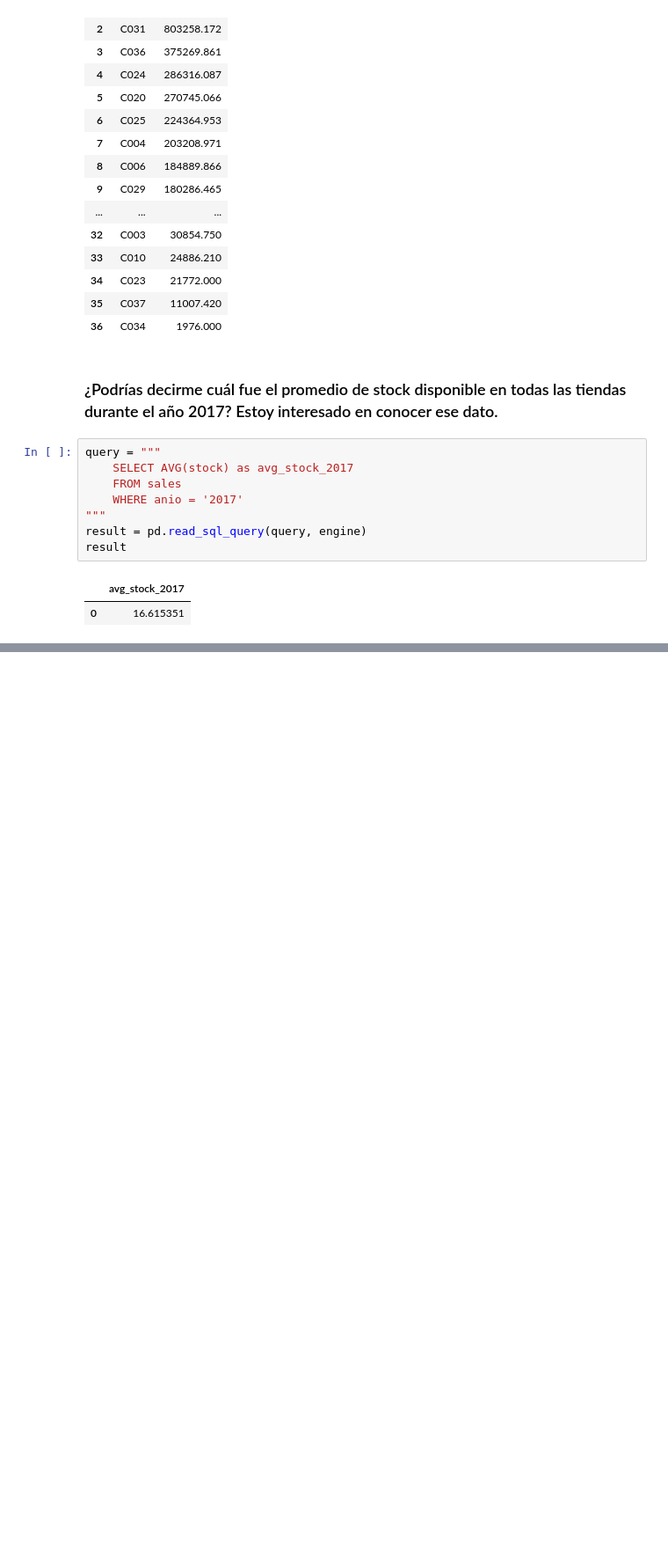
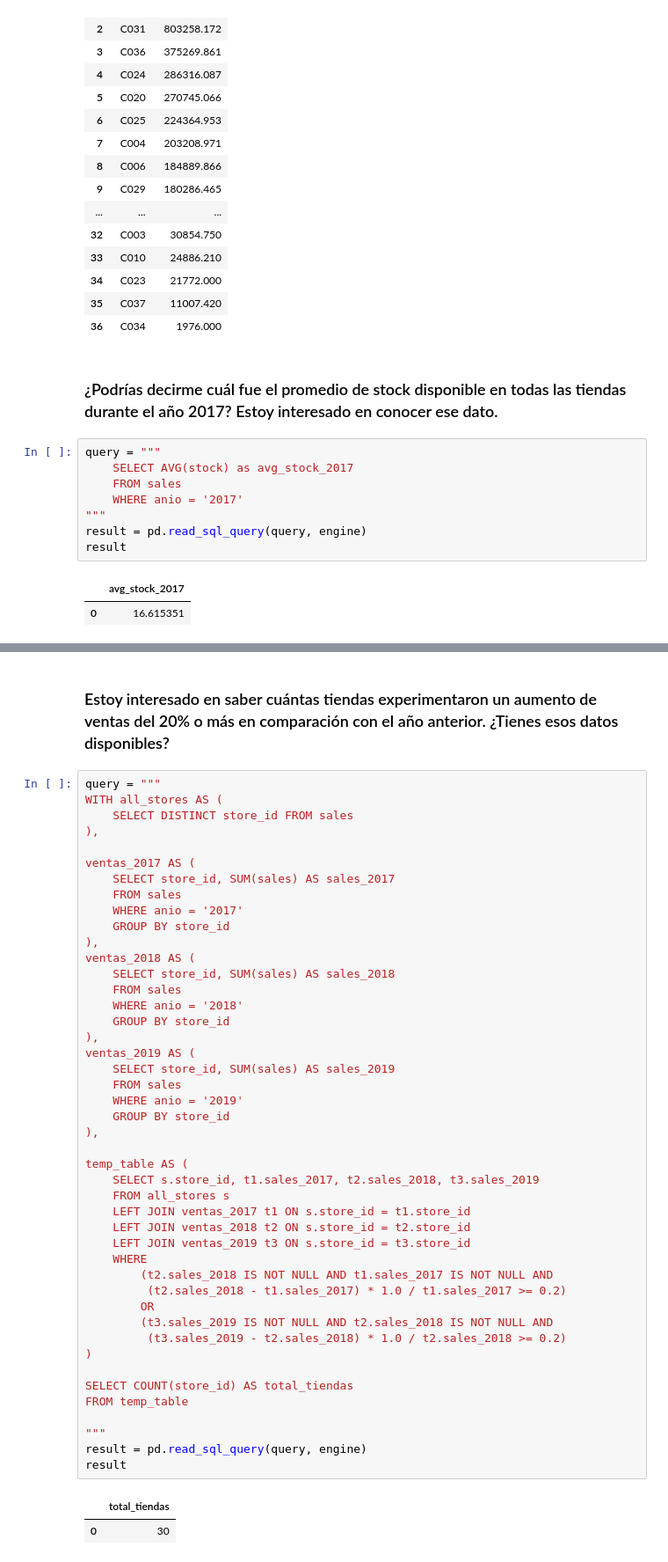
Before and after one commit to andreslunaa/onboarding-sql, a Jupyter notebook: analisis_sqlalchemy.ipynb, the cells around one changed output, grey strips where cells are left out. Shown at 88% size. Saved outputs shown, nothing was run; the diff lists cells and outputs as text; blank space fills up the shorter version.

```diff
--- a/analisis_sqlalchemy.ipynb
+++ b/analisis_sqlalchemy.ipynb
@@ -232,0 +300,50 @@ Me gustaría saber cuál fue el tamaño promedio de las tiendas en cada ciudad d
+# %% [markdown]
+### Estoy interesado en saber cuántas tiendas experimentaron un aumento de ventas del 20% o más en comparación con el año anterior. ¿Tienes esos datos disponibles?
+# %%
+query = """
+WITH all_stores AS (
+    SELECT DISTINCT store_id FROM sales
+),
+
+ventas_2017 AS (
+    SELECT store_id, SUM(sales) AS sales_2017
+    FROM sales
+    WHERE anio = '2017'
+    GROUP BY store_id
+),
+ventas_2018 AS (
+    SELECT store_id, SUM(sales) AS sales_2018
+    FROM sales
+    WHERE anio = '2018'
+    GROUP BY store_id
+),
+ventas_2019 AS (
+    SELECT store_id, SUM(sales) AS sales_2019
+    FROM sales
+    WHERE anio = '2019'
+    GROUP BY store_id
+),
+
+temp_table AS (
+    SELECT s.store_id, t1.sales_2017, t2.sales_2018, t3.sales_2019
+    FROM all_stores s
+    LEFT JOIN ventas_2017 t1 ON s.store_id = t1.store_id
+    LEFT JOIN ventas_2018 t2 ON s.store_id = t2.store_id
+    LEFT JOIN ventas_2019 t3 ON s.store_id = t3.store_id
+    WHERE
+        (t2.sales_2018 IS NOT NULL AND t1.sales_2017 IS NOT NULL AND
+         (t2.sales_2018 - t1.sales_2017) * 1.0 / t1.sales_2017 >= 0.2)
+        OR
+        (t3.sales_2019 IS NOT NULL AND t2.sales_2018 IS NOT NULL AND
+         (t3.sales_2019 - t2.sales_2018) * 1.0 / t2.sales_2018 >= 0.2)
+)
+
+SELECT COUNT(store_id) AS total_tiendas
+FROM temp_table
+
+"""
+result = pd.read_sql_query(query, engine)
+result
+# %% [output]
+|  | total_tiendas |
+| 0 | 30 |
```
Also changed, not shown: parts of 11 cells of this notebook.
